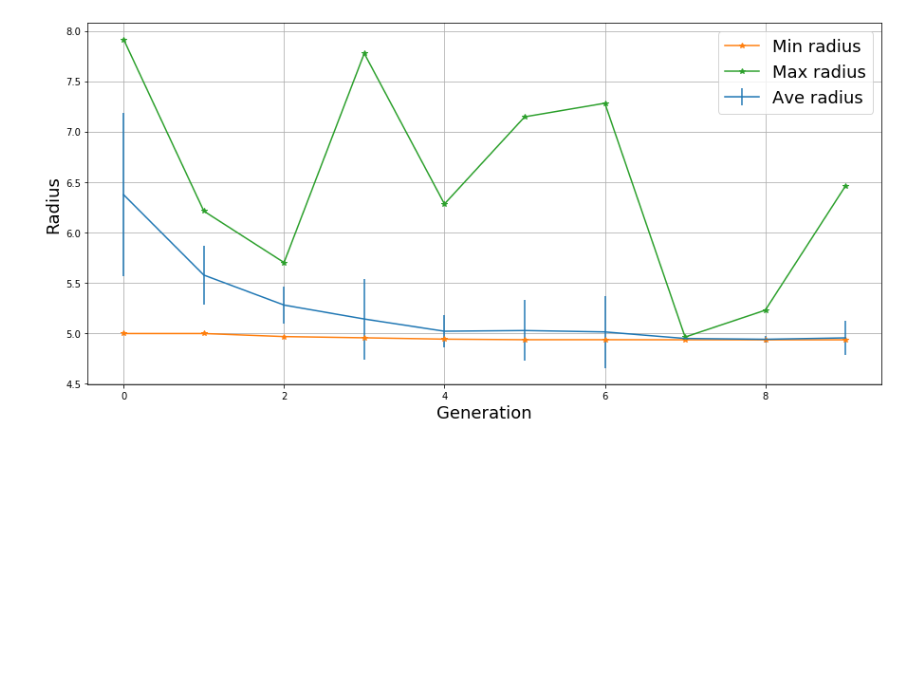
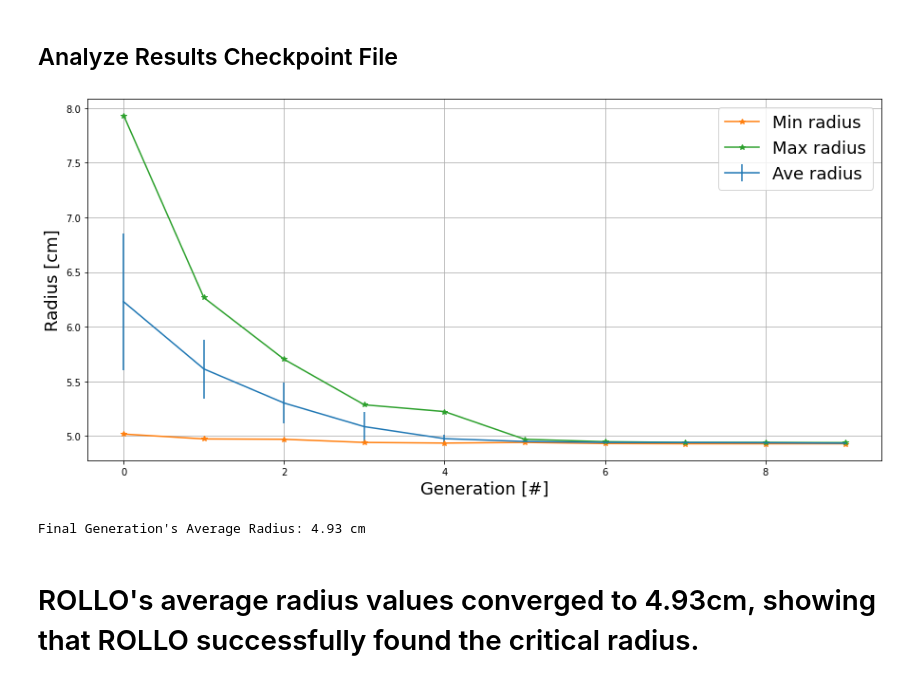
Before and after one commit to arfc/rollo, a Jupyter notebook: examples/critical-sphere/critical_sphere_results_analysis.ipynb, the cells around one changed output. Drawn from its saved outputs; the diff is of its cells as text; code cells hidden in the pictures; blank space fills up the shorter version.

Commit message:
critical sphere

```diff
--- a/examples/critical-sphere/critical_sphere_results_analysis.ipynb
+++ b/examples/critical-sphere/critical_sphere_results_analysis.ipynb
@@ -1,3 +112,5 @@
+# %% [markdown]
+## Analyze Results Checkpoint File
 # %%
 from deap import base, creator, tools, algorithms
 import matplotlib.pyplot as plt
@@ -5,3 +118,10 @@ import numpy as np
 import pickle
 from numpy import pi
 import operator
+
+creator.create("obj", base.Fitness, weights=(1.0,))
+creator.create("Ind", list, fitness=creator.obj)
+
+checkpoint_file="checkpoint.pkl"
+with open(checkpoint_file, "rb") as cp_file:
+    cp = pickle.load(cp_file)
@@ -21,20 +134,26 @@ def get_ind_list(pop_list, index):
 # %%
 # Radius plot
 logbook = cp["logbook"]
 gen = logbook.select("gen")
 rad_avg = get_ind_list(logbook.chapters["oup"].select("avg"), 0)
 rad_std = get_ind_list(logbook.chapters["oup"].select("std"), 0)
 rad_min = get_ind_list(logbook.chapters["oup"].select("min"), 0)
 rad_max = get_ind_list(logbook.chapters["oup"].select("max"), 0)
 fig, ax = plt.subplots(figsize=(15,7))
 ax.errorbar(gen, rad_avg, yerr=rad_std, label="Ave radius")
 ax.plot(gen, rad_min, "*-", label="Min radius")
 ax.plot(gen, rad_max, "*-", label="Max radius")
-ax.set_xlabel("Generation", fontsize=18)
-ax.set_ylabel("Radius", fontsize=18)
+ax.set_xlabel("Generation [#]", fontsize=18)
+ax.set_ylabel("Radius [cm]", fontsize=18)
 ax.grid()
 handles, labels = ax.get_legend_handles_labels()
 ax.legend(handles, labels, fontsize=18)
 fig.savefig('radius-convergence.png',bbox_inches='tight', dpi=300)
 # %% [output]
-[figure, old version]
+[figure, new version]
+# %%
+print("Final Generation's Average Radius:", round(rad_avg[-1],2), "cm")
+# %% [output]
+Final Generation's Average Radius: 4.93 cm
+# %% [markdown]
+# ROLLO's average radius values converged to 4.93cm, showing that ROLLO successfully found the critical radius.
```
Also changed, not shown: parts of 11 cells of this notebook, 5 other files.
